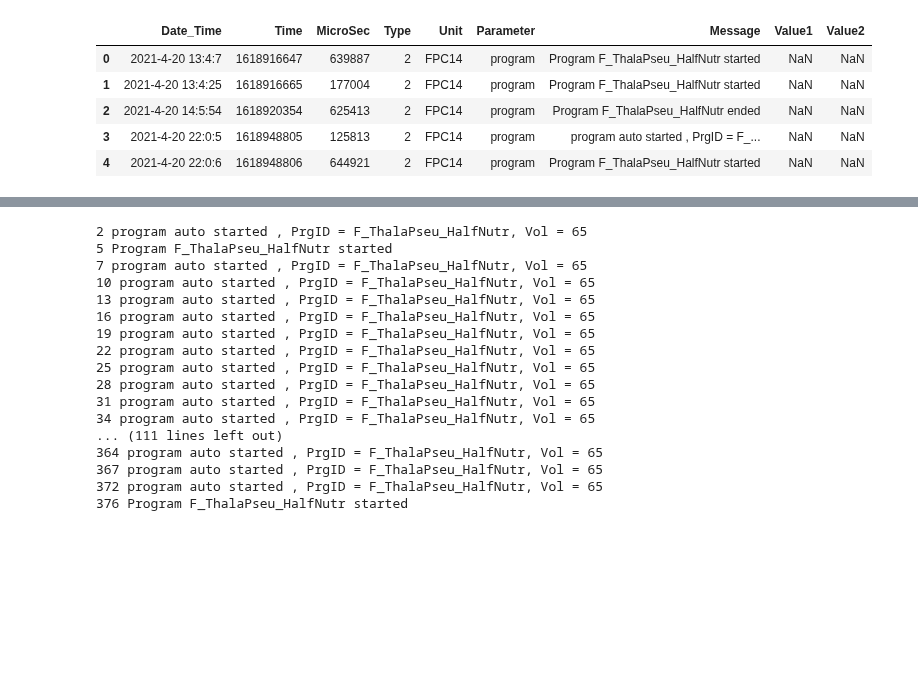
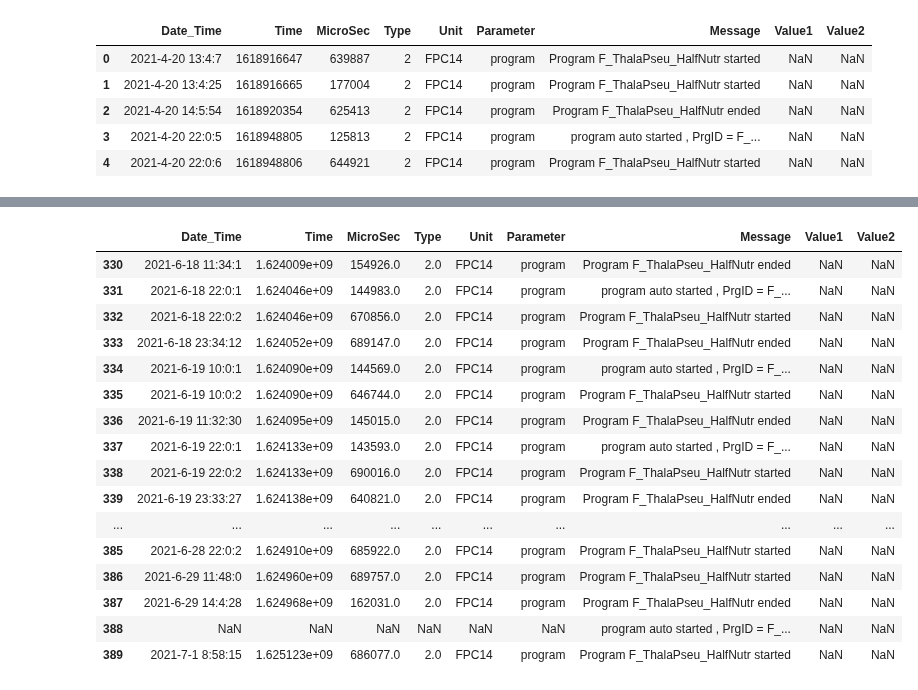
Before and after one commit to janakishyama/ESR_10, a Jupyter notebook: WP1/data_cleaning_DBexport/_4_feed_Nutrient/1_feed_data_extraction.ipynb, the cells around one changed output, grey strips where cells are left out. Drawn from its saved outputs; the diff is of its cells as text; code cells hidden in the pictures; blank space fills up the shorter version.

```diff
--- a/WP1/data_cleaning_DBexport/_4_feed_Nutrient/1_feed_data_extraction.ipynb
+++ b/WP1/data_cleaning_DBexport/_4_feed_Nutrient/1_feed_data_extraction.ipynb
@@ -192,3 +230,23 @@ for idex, row in only_feed_newIndex.iterrows():
+# %%
+only_feed_newIndex.tail(60)
+# %% [output]
+|  | Date_Time | Time | MicroSec | Type | Unit | Parameter | Message | Value1 | Value2 |
+| 330 | 2021-6-18 11:34:1 | 1.624009e+09 | 154926.0 | 2.0 | FPC14 | program | Program F_ThalaPseu_HalfNutr ended | NaN | NaN |
+| 331 | 2021-6-18 22:0:1 | 1.624046e+09 | 144983.0 | 2.0 | FPC14 | program | program auto started , PrgID = F_... | NaN | NaN |
+| 332 | 2021-6-18 22:0:2 | 1.624046e+09 | 670856.0 | 2.0 | FPC14 | program | Program F_ThalaPseu_HalfNutr started | NaN | NaN |
+| 333 | 2021-6-18 23:34:12 | 1.624052e+09 | 689147.0 | 2.0 | FPC14 | program | Program F_ThalaPseu_HalfNutr ended | NaN | NaN |
+| 334 | 2021-6-19 10:0:1 | 1.624090e+09 | 144569.0 | 2.0 | FPC14 | program | program auto started , PrgID = F_... | NaN | NaN |
+| 335 | 2021-6-19 10:0:2 | 1.624090e+09 | 646744.0 | 2.0 | FPC14 | program | Program F_ThalaPseu_HalfNutr started | NaN | NaN |
+| 336 | 2021-6-19 11:32:30 | 1.624095e+09 | 145015.0 | 2.0 | FPC14 | program | Program F_ThalaPseu_HalfNutr ended | NaN | NaN |
+| 337 | 2021-6-19 22:0:1 | 1.624133e+09 | 143593.0 | 2.0 | FPC14 | program | program auto started , PrgID = F_... | NaN | NaN |
+| 338 | 2021-6-19 22:0:2 | 1.624133e+09 | 690016.0 | 2.0 | FPC14 | program | Program F_ThalaPseu_HalfNutr started | NaN | NaN |
+| 339 | 2021-6-19 23:33:27 | 1.624138e+09 | 640821.0 | 2.0 | FPC14 | program | Program F_ThalaPseu_HalfNutr ended | NaN | NaN |
+| ... | ... | ... | ... | ... | ... | ... | ... | ... | ... |
+| 385 | 2021-6-28 22:0:2 | 1.624910e+09 | 685922.0 | 2.0 | FPC14 | program | Program F_ThalaPseu_HalfNutr started | NaN | NaN |
+| 386 | 2021-6-29 11:48:0 | 1.624960e+09 | 689757.0 | 2.0 | FPC14 | program | Program F_ThalaPseu_HalfNutr started | NaN | NaN |
+| 387 | 2021-6-29 14:4:28 | 1.624968e+09 | 162031.0 | 2.0 | FPC14 | program | Program F_ThalaPseu_HalfNutr ended | NaN | NaN |
+| 388 | NaN | NaN | NaN | NaN | NaN | NaN | program auto started , PrgID = F_... | NaN | NaN |
+| 389 | 2021-7-1 8:58:15 | 1.625123e+09 | 686077.0 | 2.0 | FPC14 | program | Program F_ThalaPseu_HalfNutr started | NaN | NaN |
 # %%
 for idex, row in only_feed_newIndex.iterrows():
     start_msg = row['Message']
@@ -197,29 +255,13 @@ for idex, row in only_feed_newIndex.iterrows():
     if check in words:
         new_msg = start_msg
 
-    check_str = "ended"
-    if "ended" in start_msg:
-        next_le = only_feed_newIndex.loc[idex+1]['Message']
-        print(idex, next_le)
-        if "Vol" not in next_le:
-            line = pd.DataFrame({"Message": new_msg}, index=[idex+0.5])
-            clean_feed_newIndex = only_feed_newIndex.append(line, ignore_index=False)
-            clean_feed_newIndex = clean_feed_newIndex.sort_index().reset_index(drop=True)
+    if (start_msg.endswith('started')):
+        if idex == 0:
+            continue
+        else:
+            pre_le = only_feed_newIndex.loc[idex-1]['Message']
+            if "Vol" not in pre_le:
+                line = pd.DataFrame({"Message": new_msg}, index=[(idex-1)+0.5])
+                only_feed_newIndex = only_feed_newIndex.append(line, ignore_index=False)
+
+only_feed_newIndex = only_feed_newIndex.sort_index().reset_index(drop=True)
-# %% [output]
-2 program auto started , PrgID = F_ThalaPseu_HalfNutr, Vol = 65
-5 Program F_ThalaPseu_HalfNutr started
-7 program auto started , PrgID = F_ThalaPseu_HalfNutr, Vol = 65
-10 program auto started , PrgID = F_ThalaPseu_HalfNutr, Vol = 65
-13 program auto started , PrgID = F_ThalaPseu_HalfNutr, Vol = 65
-16 program auto started , PrgID = F_ThalaPseu_HalfNutr, Vol = 65
-19 program auto started , PrgID = F_ThalaPseu_HalfNutr, Vol = 65
-22 program auto started , PrgID = F_ThalaPseu_HalfNutr, Vol = 65
-25 program auto started , PrgID = F_ThalaPseu_HalfNutr, Vol = 65
-28 program auto started , PrgID = F_ThalaPseu_HalfNutr, Vol = 65
-31 program auto started , PrgID = F_ThalaPseu_HalfNutr, Vol = 65
-34 program auto started , PrgID = F_ThalaPseu_HalfNutr, Vol = 65
-... (111 lines left out)
-364 program auto started , PrgID = F_ThalaPseu_HalfNutr, Vol = 65
-367 program auto started , PrgID = F_ThalaPseu_HalfNutr, Vol = 65
-372 program auto started , PrgID = F_ThalaPseu_HalfNutr, Vol = 65
-376 Program F_ThalaPseu_HalfNutr started
```
Also changed, not shown: parts of 9 cells of this notebook, 1 other file.
